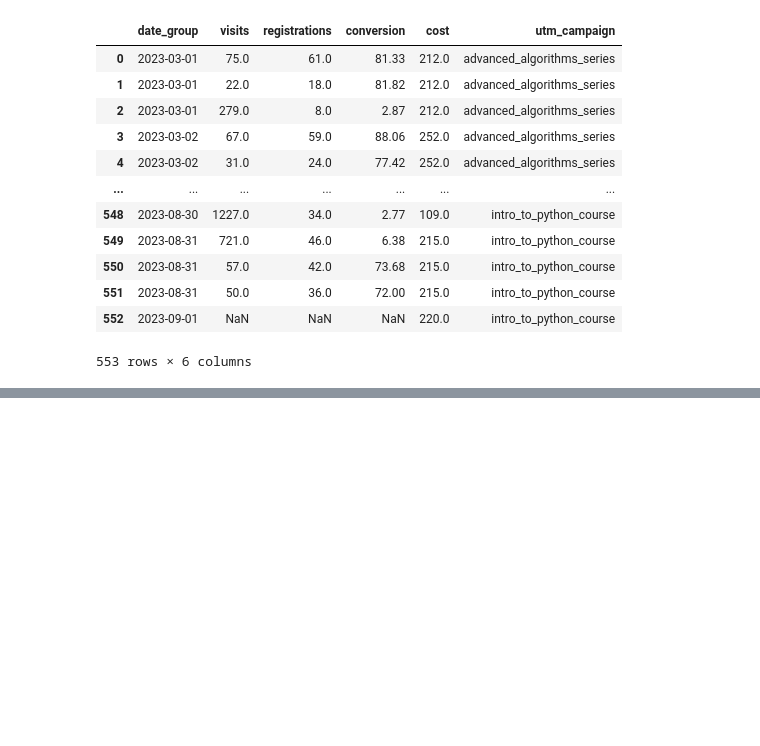
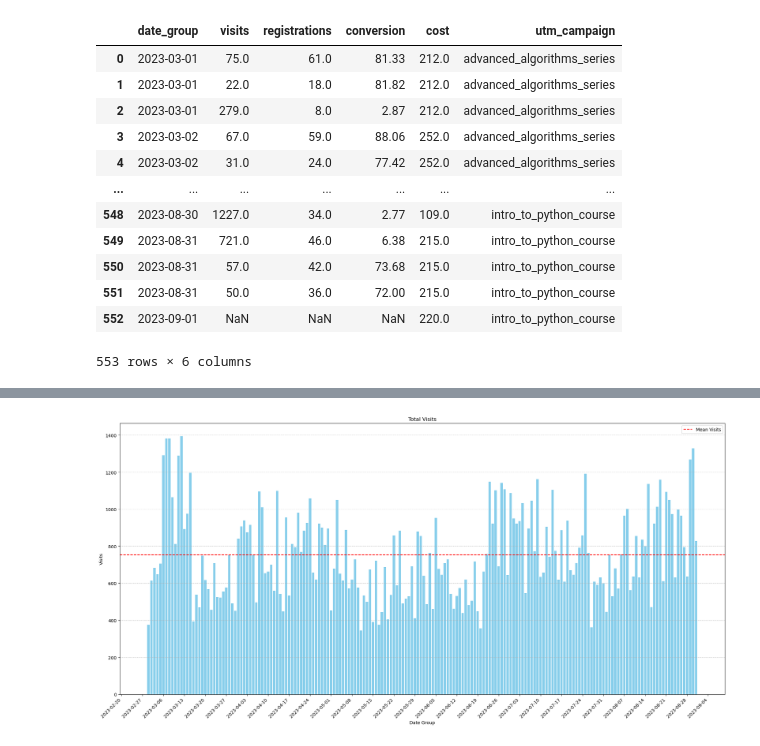
Before and after one commit to archi0619/data-analytics-project-100, a Jupyter notebook: Conversion_Dashboard.ipynb, the cells around one changed output, grey strips where cells are left out. Saved outputs shown, nothing was run; the diff lists cells and outputs as text; code cells hidden in the pictures; blank space fills up the shorter version.

```diff
--- a/Conversion_Dashboard.ipynb
+++ b/Conversion_Dashboard.ipynb
@@ -333,0 +355,33 @@ df_out.to_json("ads.json")
+# %%
+df_graf_visit_grouped = df_visit_grouped.copy(deep=True)
+
+result_df = df_graf_visit_grouped.groupby('date_group')['visits'].sum().reset_index()
+result_df['date_group'] = pd.to_datetime(result_df['date_group'])
+
+plt.figure(figsize=(20, 10))
+plt.bar(result_df['date_group'], result_df['visits'], color='skyblue')
+
+plt.xlabel('Date Group')
+plt.ylabel('Visits')
+plt.title('Total Visits')
+
+mondays = WeekdayLocator(MONDAY)
+plt.gca().xaxis.set_major_locator(mondays)
+plt.gca().xaxis.set_major_formatter(mdates.DateFormatter('%Y-%m-%d'))
+
+plt.xticks(rotation=45, ha='right')
+
+mean_value = result_df['visits'].mean()
+plt.axhline(y=mean_value, color='red', linestyle='--', label='Mean Visits')
+
+plt.grid(axis='y', linestyle='--', alpha=0.7)
+
+
+plt.legend()
+plt.tight_layout()
+
+plt.savefig('./hexlet-data-analytics/data-analytics-project-100/charts/total_visits_chart.png', bbox_inches='tight')
+
+plt.show()
+# %% [output]
+[figure, added]
```
Also changed, not shown: parts of 26 cells of this notebook, 16 other files.
